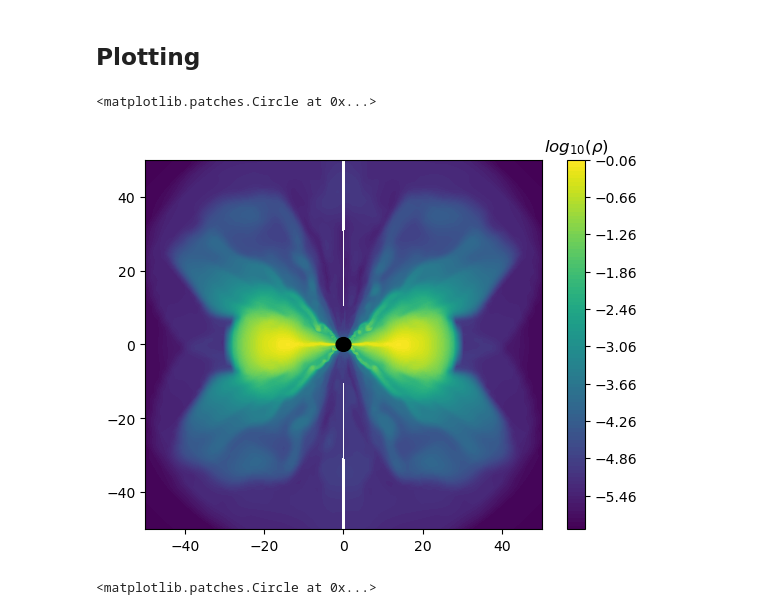
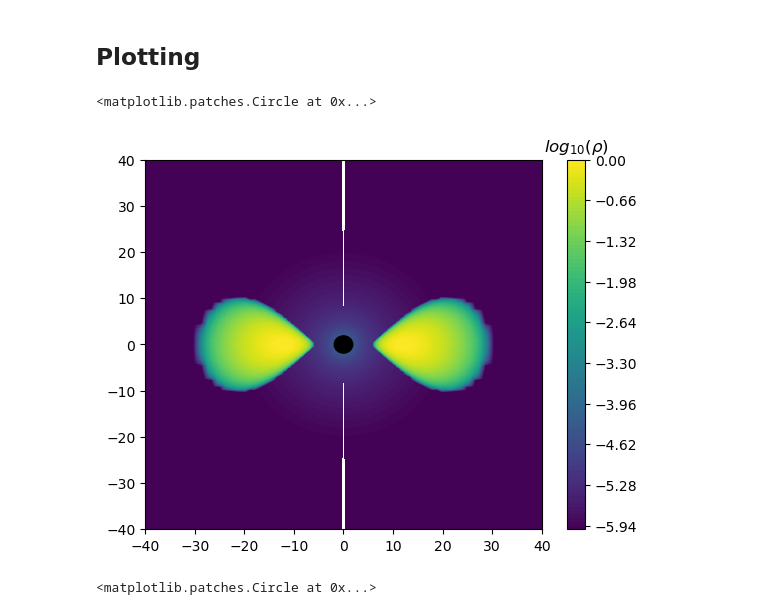
Before and after one commit to vikrammanikantan/random, a Jupyter notebook: Athena Analysis Notebook.ipynb, the cells around one changed output. Drawn from its saved outputs; the diff is of its cells as text; code cells hidden in the pictures.

```diff
--- a/Athena Analysis Notebook.ipynb
+++ b/Athena Analysis Notebook.ipynb
@@ -18,7 +18,7 @@ data_dir = "/home/vikrammanikantan/code/runs/TOR128/"
 # %% [markdown]
 ## Choose Time
 # %%
-dump = '00367'
+dump = '00000'
 
 file_user = "fm_torus.user." + dump + ".athdf"
 file_prim = "fm_torus.prim." + dump + ".athdf"
@@ -96,21 +96,21 @@ z = r[0,:,:]*np.cos(th[0,:,:])
 # %%
 logrho = np.log10(rho)
 
 fig, ax = plt.subplots()
 right = ax.contourf(x,z, logrho[0,:,:], levels = 100)
 left = ax.contourf(-x,z, logrho[n3//2,:,:], levels = 100)
 
-ax.set_xlim(-50,50)
-ax.set_ylim(-50,50)
+ax.set_xlim(-40,40)
+ax.set_ylim(-40,40)
 
 cbar = fig.colorbar(left, extend='both')
 cbar.ax.set_title(r'$log_{10}(\rho)$')
 
 circle1 = plt.Circle((0, 0), rh, color ='black')
 ax.add_patch(circle1)
 # %% [output]
 <matplotlib.patches.Circle at 0x...>
-[figure, old version]
+[figure, new version]
 # %%
 pgas = prim['press']
 pmag = user['pmag']
```
Also changed, not shown: 2 other files.
